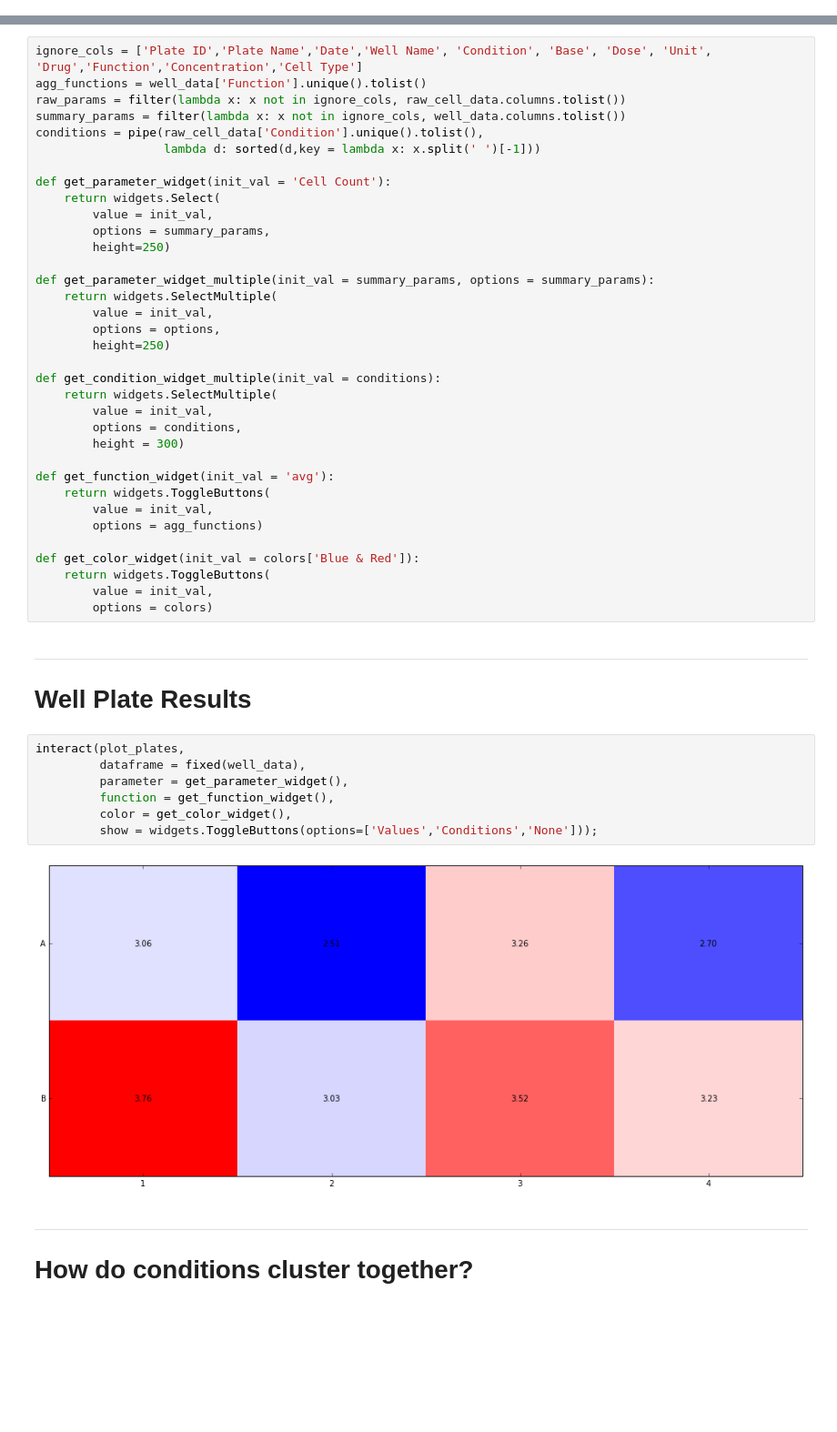
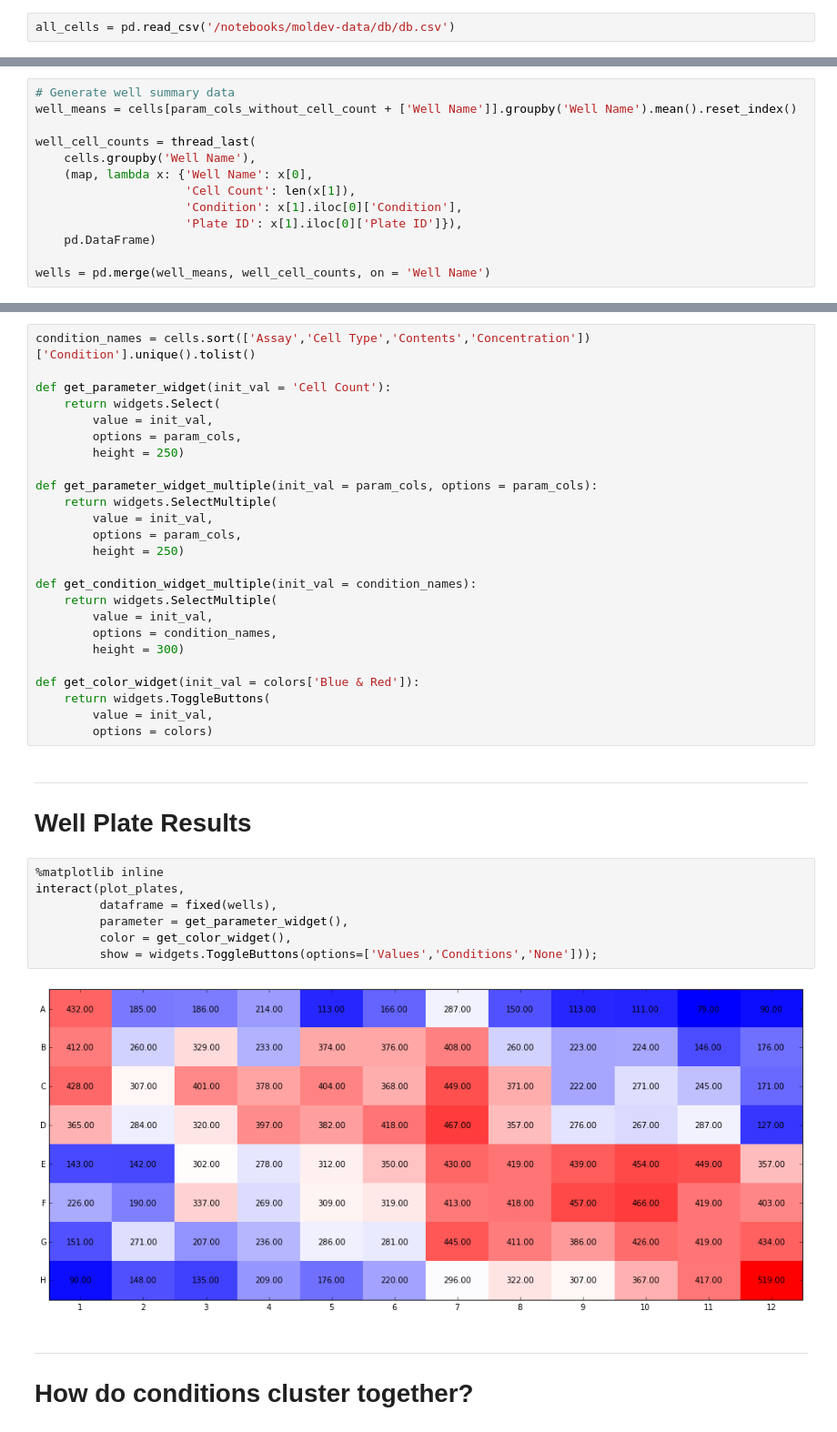
Before and after one commit to dela3499/assay-explorer, a Jupyter notebook: reorg/vis.ipynb, the cells around one changed output, grey strips where cells are left out. Shown: that part at 91% size. Cells and saved outputs as stored; diff of their text form; blank space fills up the shorter version.

Commit message:
Just about finished all updates to latest vis notebook.

```diff
--- a/reorg/vis.ipynb
+++ b/reorg/vis.ipynb
@@ -73,0 +71,2 @@ except IOError as e:
+# %%
+all_cells = pd.read_csv('/notebooks/moldev-data/db/db.csv')
@@ -73,0 +102,13 @@ except IOError as e:
+# %%
+# Generate well summary data
+well_means = cells[param_cols_without_cell_count + ['Well Name']].groupby('Well Name').mean().reset_index()
+
+well_cell_counts = thread_last(
+    cells.groupby('Well Name'),
+    (map, lambda x: {'Well Name': x[0],
+                     'Cell Count': len(x[1]),
+                     'Condition': x[1].iloc[0]['Condition'],
+                     'Plate ID': x[1].iloc[0]['Plate ID']}),
+    pd.DataFrame)
+
+wells = pd.merge(well_means, well_cell_counts, on = 'Well Name')
@@ -74,33 +126,23 @@ except IOError as e:
 # %%
-ignore_cols = ['Plate ID','Plate Name','Date','Well Name', 'Condition', 'Base', 'Dose', 'Unit', 'Drug','Function','Concentration','Cell Type']
-agg_functions = well_data['Function'].unique().tolist()
-raw_params = filter(lambda x: x not in ignore_cols, raw_cell_data.columns.tolist())
-summary_params = filter(lambda x: x not in ignore_cols, well_data.columns.tolist())
-conditions = pipe(raw_cell_data['Condition'].unique().tolist(),
-                  lambda d: sorted(d,key = lambda x: x.split(' ')[-1]))
+condition_names = cells.sort(['Assay','Cell Type','Contents','Concentration'])['Condition'].unique().tolist()
 
 def get_parameter_widget(init_val = 'Cell Count'):
     return widgets.Select(
         value = init_val,
-        options = summary_params,
-        height=250)
+        options = param_cols,
+        height = 250)
 
-def get_parameter_widget_multiple(init_val = summary_params, options = summary_params):
+def get_parameter_widget_multiple(init_val = param_cols, options = param_cols):
     return widgets.SelectMultiple(
         value = init_val,
-        options = options,
-        height=250)
+        options = param_cols,
+        height = 250)
 
-def get_condition_widget_multiple(init_val = conditions):
+def get_condition_widget_multiple(init_val = condition_names):
     return widgets.SelectMultiple(
         value = init_val,
-        options = conditions,
+        options = condition_names,
         height = 300)
-
-def get_function_widget(init_val = 'avg'):
-    return widgets.ToggleButtons(
-        value = init_val,
-        options = agg_functions)
 
 def get_color_widget(init_val = colors['Blue & Red']):
     return widgets.ToggleButtons(
@@ -110,14 +152,14 @@ def get_color_widget(init_val = colors['Blue & Red']):
 ---
 # Well Plate Results
 # %%
+%matplotlib inline
 interact(plot_plates,
-         dataframe = fixed(well_data),
+         dataframe = fixed(wells),
          parameter = get_parameter_widget(),
-         function = get_function_widget(),
          color = get_color_widget(),
          show = widgets.ToggleButtons(options=['Values','Conditions','None']));
 # %% [output]
-[figure, old version]
+[figure, new version]
 # %% [markdown]
 ---
 # How do conditions cluster together?
```
Also changed, not shown: parts of 23 cells of this notebook, 5 other files.
